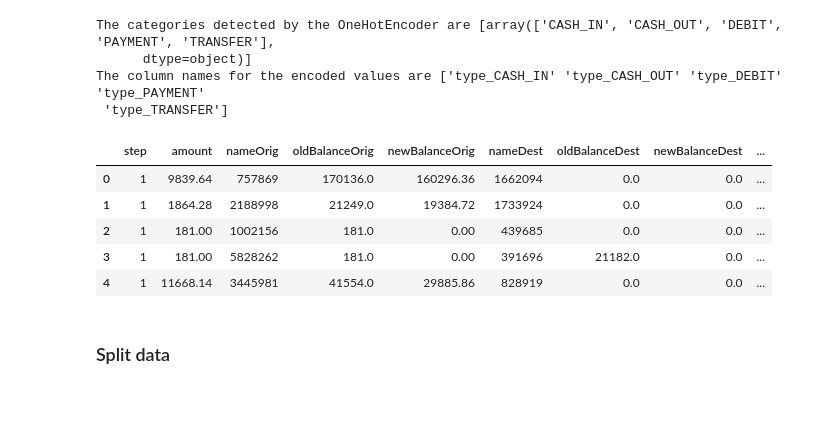
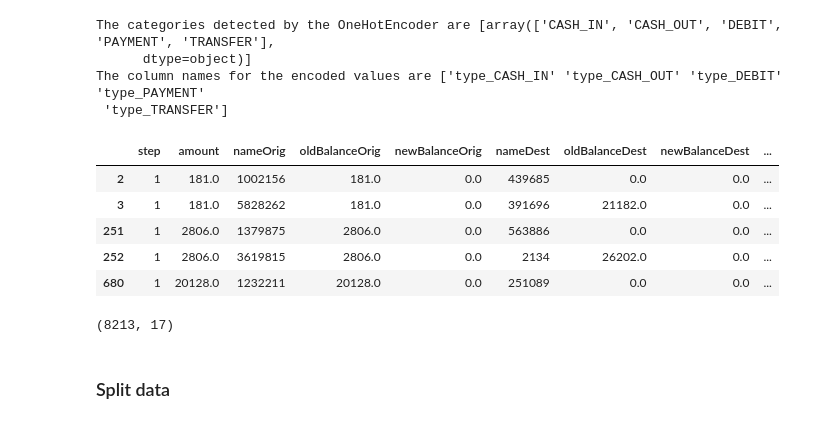
Before and after one commit to AlcaRmsp/the_laundromat, a Jupyter notebook: Data_Modelling_RFC_CJC.ipynb, the cells around one changed output. Saved outputs shown, nothing was run; the diff lists cells and outputs as text; code cells hidden in the pictures.

```diff
--- a/Data_Modelling_RFC_CJC.ipynb
+++ b/Data_Modelling_RFC_CJC.ipynb
@@ -60,15 +60,21 @@ le = LabelEncoder()
 # apply the label encoder to non-numeric columns
 df['nameOrig'] = le.fit_transform(df['nameOrig'])
 df['nameDest'] = le.fit_transform(df['nameDest'])
+# %%
+dffraud = df[df.isFraud == 1]
+# %%
+dffraud.head()
+# %% [output]
+|  | step | amount | nameOrig | oldBalanceOrig | newBalanceOrig | nameDest | oldBalanceDest | newBalanceDest | ... |
+| 2 | 1 | 181.0 | 1002156 | 181.0 | 0.0 | 439685 | 0.0 | 0.0 | ... |
+| 3 | 1 | 181.0 | 5828262 | 181.0 | 0.0 | 391696 | 21182.0 | 0.0 | ... |
+| 251 | 1 | 2806.0 | 1379875 | 2806.0 | 0.0 | 563886 | 0.0 | 0.0 | ... |
+| 252 | 1 | 2806.0 | 3619815 | 2806.0 | 0.0 | 2134 | 26202.0 | 0.0 | ... |
+| 680 | 1 | 20128.0 | 1232211 | 20128.0 | 0.0 | 251089 | 0.0 | 0.0 | ... |
 # %%
-df.head()
+dffraud.shape
 # %% [output]
-|  | step | amount | nameOrig | oldBalanceOrig | newBalanceOrig | nameDest | oldBalanceDest | newBalanceDest | ... |
-| 0 | 1 | 9839.64 | 757869 | 170136.0 | 160296.36 | 1662094 | 0.0 | 0.0 | ... |
-| 1 | 1 | 1864.28 | 2188998 | 21249.0 | 19384.72 | 1733924 | 0.0 | 0.0 | ... |
-| 2 | 1 | 181.00 | 1002156 | 181.0 | 0.00 | 439685 | 0.0 | 0.0 | ... |
-| 3 | 1 | 181.00 | 5828262 | 181.0 | 0.00 | 391696 | 21182.0 | 0.0 | ... |
-| 4 | 1 | 11668.14 | 3445981 | 41554.0 | 29885.86 | 828919 | 0.0 | 0.0 | ... |
+(8213, 17)
 # %% [markdown]
 ### Split data
 # %%
```
